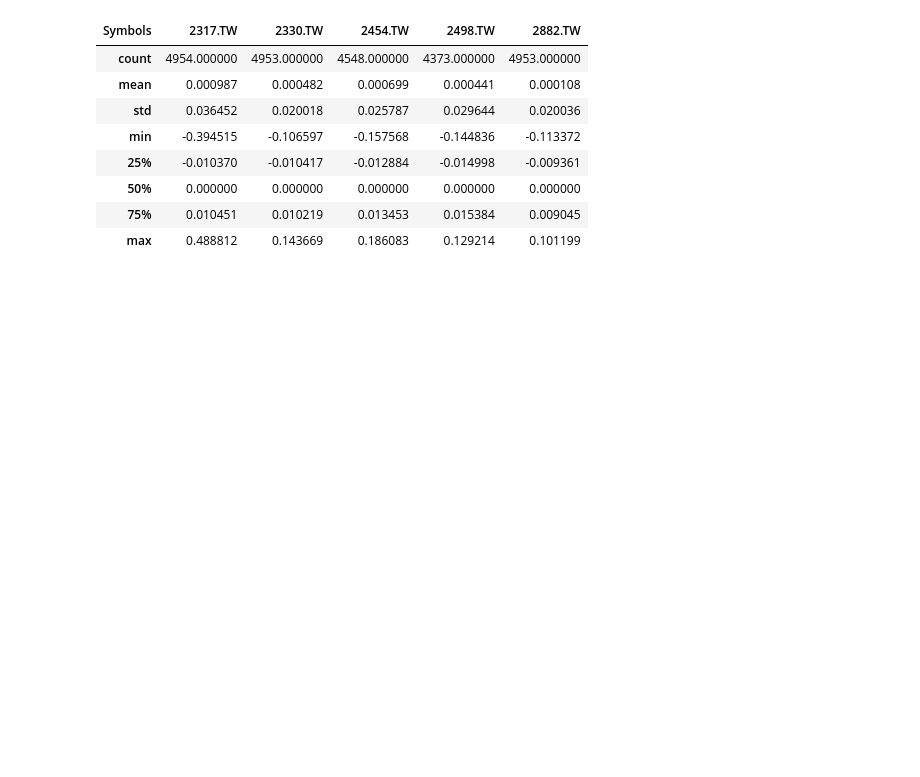
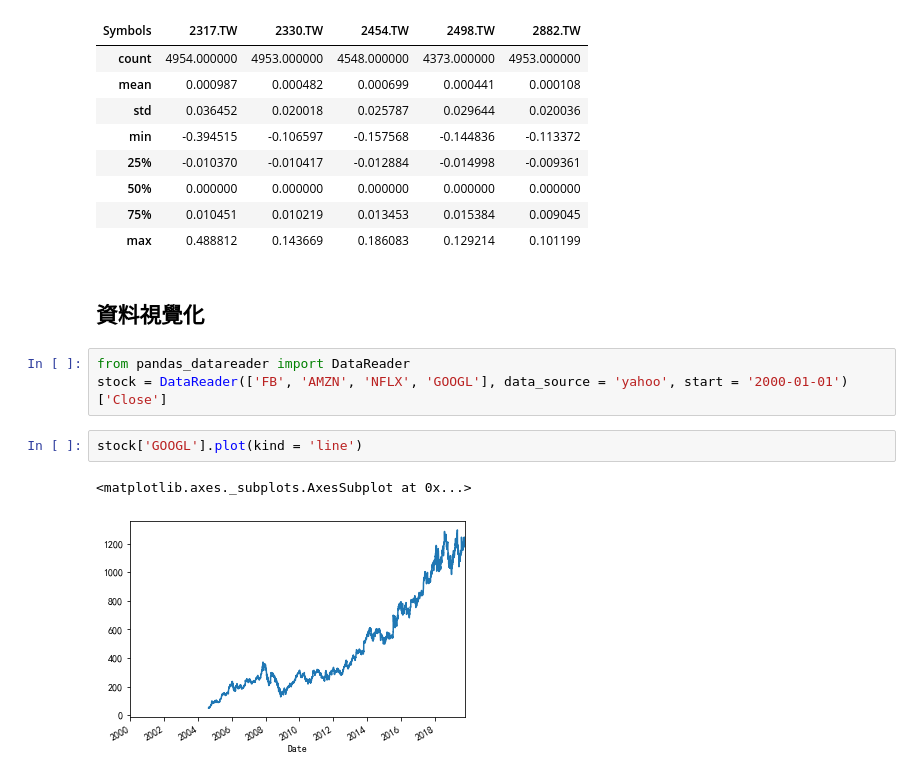
Before and after one commit to ywchiu/chinalife, a Jupyter notebook: Demo20191009.ipynb, the cells around one changed output. Cells and saved outputs as stored; diff of their text form; blank space fills up the shorter version.

```diff
--- a/Demo20191009.ipynb
+++ b/Demo20191009.ipynb
@@ -667,3 +667,13 @@ ret.describe()
 | 50% | 0.000000 | 0.000000 | 0.000000 | 0.000000 | 0.000000 |
 | 75% | 0.010451 | 0.010219 | 0.013453 | 0.015384 | 0.009045 |
 | max | 0.488812 | 0.143669 | 0.186083 | 0.129214 | 0.101199 |
+# %% [markdown]
+## 資料視覺化
+# %%
+from pandas_datareader import DataReader
+stock = DataReader(['FB', 'AMZN', 'NFLX', 'GOOGL'], data_source = 'yahoo', start = '2000-01-01')['Close']
+# %%
+stock['GOOGL'].plot(kind = 'line')
+# %% [output]
+<matplotlib.axes._subplots.AxesSubplot at 0x...>
+[figure, added]
```
Also changed, not shown: parts of 29 cells of this notebook.
